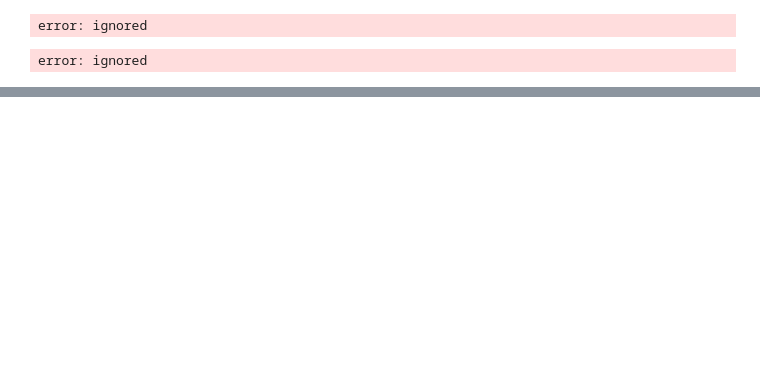
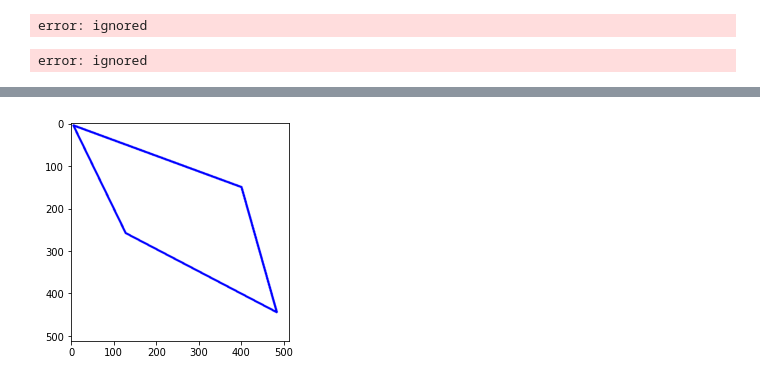
Before and after one commit to dongju12/numpy, a Jupyter notebook: openCV2.ipynb, the cells around one changed output, grey strips where cells are left out. Saved outputs shown, nothing was run; the diff lists cells and outputs as text; code cells hidden in the pictures; blank space fills up the shorter version.

```diff
--- a/openCV2.ipynb
+++ b/openCV2.ipynb
@@ -74,0 +110,13 @@ error: ignored
+# %%
+import cv2
+import numpy as np
+import matplotlib.pyplot as plt
+
+image = np.full((512, 512, 3), 255, np.uint8)
+points = np.array([[5, 5], [128, 258], [483, 444], [400, 150]])
+image = cv2.polylines(image, [points], True, (0, 0, 255), 4)
+
+plt.imshow(image)
+plt.show()
+# %% [output]
+[figure, added]
```
Also changed, not shown: parts of 4 cells of this notebook.
